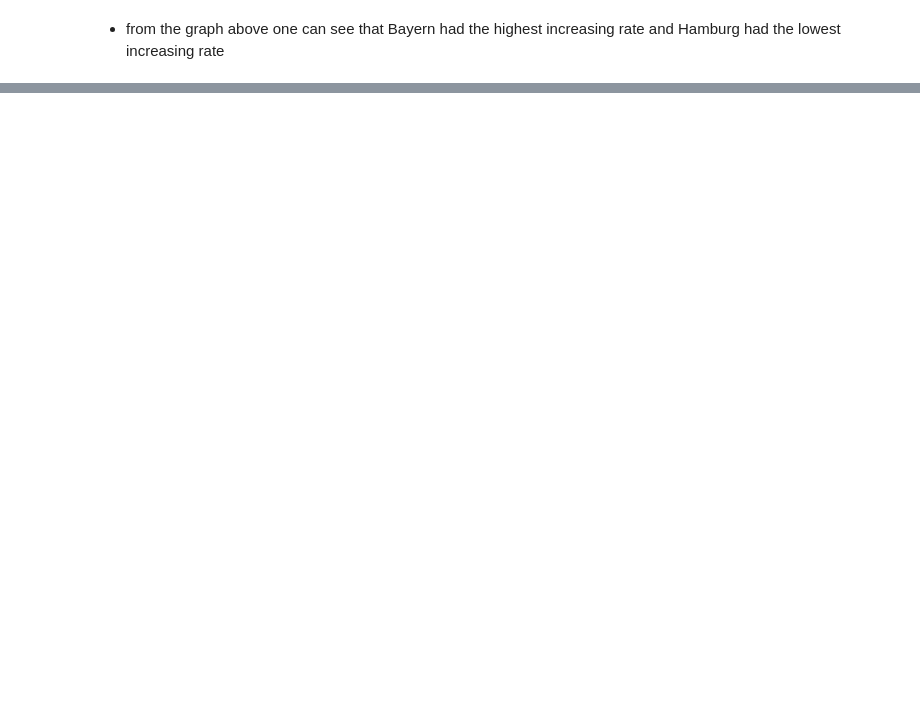
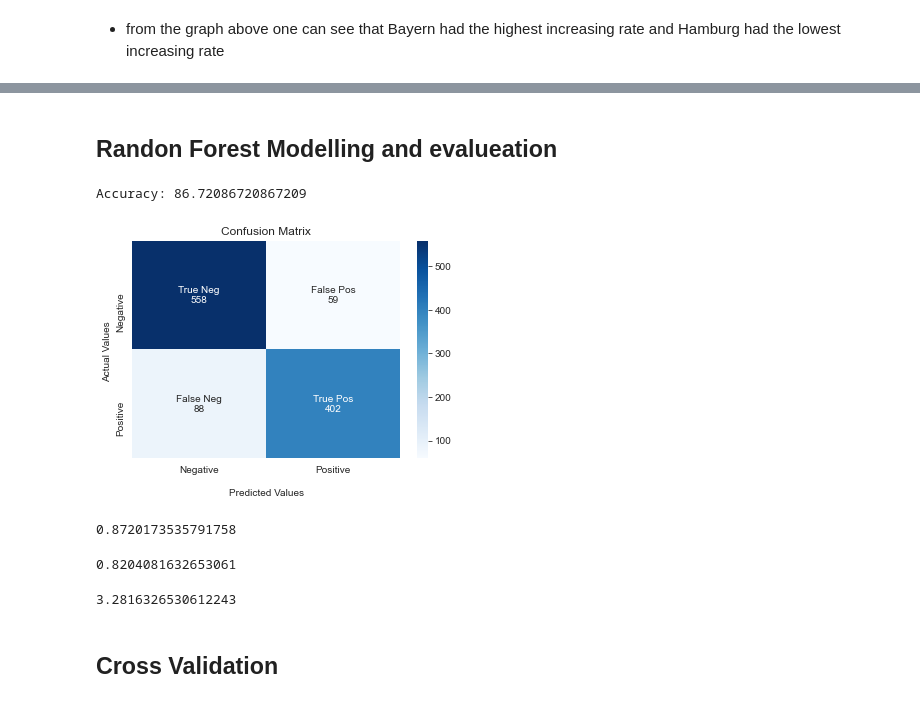
Before and after one commit to CrispenChisina07/Covid-19-in-Germany-Analysis, a Jupyter notebook: CSE 351 Final Project.ipynb, the cells around one changed output, grey strips where cells are left out. Cells and saved outputs as stored; diff of their text form; code cells hidden in the pictures; blank space fills up the shorter version.

```diff
--- a/CSE 351 Final Project.ipynb
+++ b/CSE 351 Final Project.ipynb
@@ -322,0 +319,2 @@ plt.show()
+# %%
+new_merged['deaths'] = np.where(new_merged['deaths']> 0 , 1, 0)
@@ -322,0 +337,65 @@ plt.show()
+# %%
+X=new_merged.drop(['state', 'county', 'age_group', 'deaths'], axis = 1)  # Features
+y=new_merged['deaths']  # Labels
+
+# Split dataset into training set and test set
+X_train, X_test, y_train, y_test = train_test_split(X, y, test_size=0.3, random_state=42)
+# %% [markdown]
+## Randon Forest Modelling and evalueation
+# %%
+from sklearn.ensemble import RandomForestClassifier
+
+#Create a Gaussian Classifier
+clf=RandomForestClassifier(n_estimators=100, random_state=42)
+
+#Train the model using the training sets y_pred=clf.predict(X_test)
+clf.fit(X_train,y_train)
+
+y_pred=clf.predict(X_test)
+# %%
+from sklearn import metrics
+# Model Accuracy
+print("Accuracy:",metrics.accuracy_score(y_test, y_pred) * 100)
+# %% [output]
+Accuracy: 86.72086720867209
+# %%
+from sklearn.metrics import confusion_matrix
+cf_matrix = confusion_matrix(y_test, y_pred)
+# %%
+groups = ['True Neg','False Pos','False Neg','True Pos']
+group_counts = ["{0:0.0f}".format(val) for val in
+cf_matrix.flatten()]
+labels = [f"{g1}\n{g2}" for g1, g2 in
+zip(groups,group_counts)]
+labels = np.asarray(labels).reshape(2,2)
+axes = sns.heatmap(cf_matrix, annot=labels, fmt='', cmap='Blues')
+axes.set_title('Confusion Matrix');
+axes.set_xlabel('\nPredicted Values')
+axes.set_ylabel('Actual Values ');
+axes.xaxis.set_ticklabels(['Negative','Positive'])
+axes.yaxis.set_ticklabels(['Negative','Positive'])
+plt.show()
+# %% [output]
+[figure, added]
+# %%
+res_cfmatr = cf_matrix.flatten()
+# precision = TP / (TP + FP)
+precision = res_cfmatr[3]/ (res_cfmatr[3] + res_cfmatr[1])
+precision
+# %% [output]
+0.8720173535791758
+# %%
+# recall = TP / (TP + FN)
+recall = res_cfmatr[3]/ (res_cfmatr[3] + res_cfmatr[2])
+recall
+# %% [output]
+0.8204081632653061
+# %%
+# f1 score = 2 * ((precision * recall)/ precision + recall)
+
+f1score = 2 * ((precision * recall)/ precision + recall)
+f1score
+# %% [output]
+3.2816326530612243
+# %% [markdown]
+## Cross Validation
```
Also changed, not shown: parts of 34 cells of this notebook.
